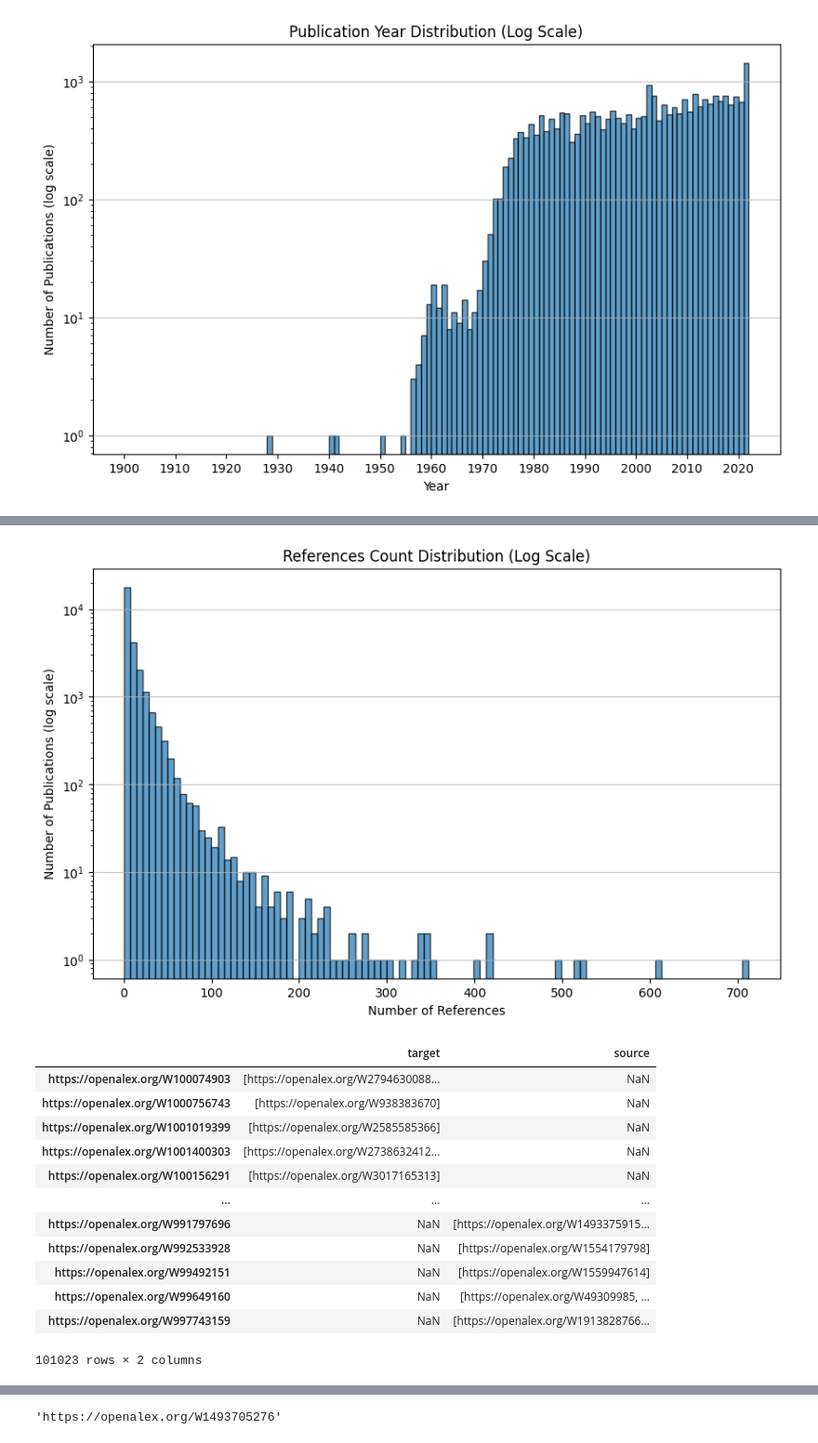
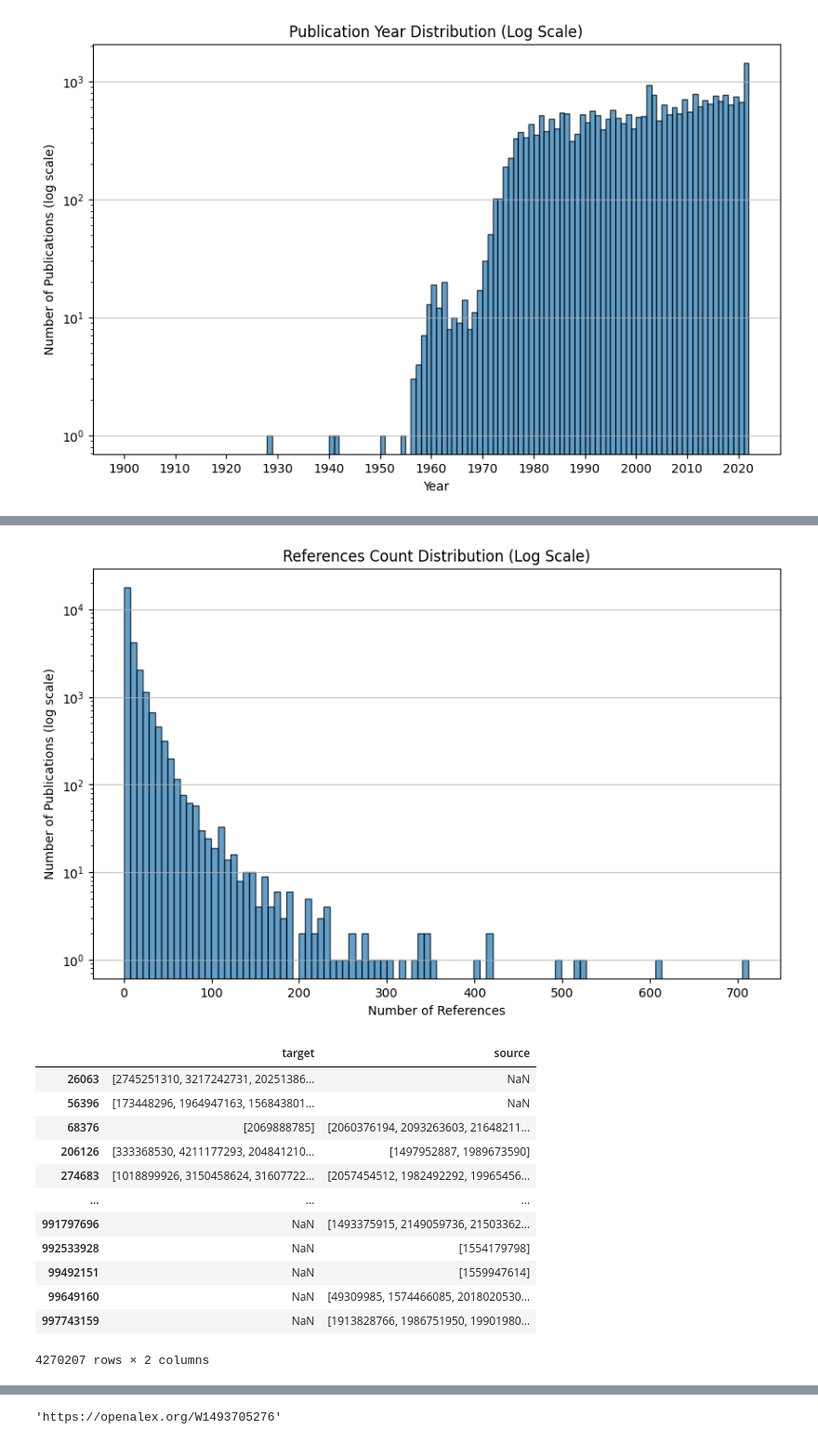
Before and after one commit to ScisciJP/tutorial_jp, a Jupyter notebook: 3-Disruptiveness copy.ipynb, the cells around one changed output, grey strips where cells are left out. Shown at 93% size. Cells and saved outputs as stored; diff of their text form; code cells hidden in the pictures.

```diff
--- a/3-Disruptiveness copy.ipynb
+++ b/3-Disruptiveness copy.ipynb
@@ -12,10 +12,12 @@ Requirement already satisfied: certifi>=2017.4.17 in /disks/qnap2/notebook/t-yat
 [notice] To update, run: pip install --upgrade pip
 Note: you may need to restart the kernel to use updated packages.
 # %%
+import numpy as np
 import pandas as pd
 import matplotlib.pyplot as plt
-from pyalex import Works
-import pyalex
-pyalex.config.email = "tarakomarecity@gmail.com"
+
+DATA_DIR = '/disks/qnap2/data/t-yatima/scisciJP2024_tutorial/'
+INPUT_WORKS_JSON_PKL = DATA_DIR + 'fusion_pow_works_json.pkl'
+INPUT_RELATED_REF_DF_PKL = DATA_DIR + 'fusion_pow_rel_ref_df.pkl'
 
 flatten2 = lambda l: [item for sublist in l if sublist == sublist for item in sublist]
@@ -49,0 +24,4 @@ for page in pager:
+# %%
+works_json = pd.read_pickle(INPUT_WORKS_JSON_PKL)
+related_ref_df = pd.read_pickle(INPUT_RELATED_REF_DF_PKL)
+display(works_json[0], related_ref_df)
@@ -50,31 +59,31 @@ for page in pager:
 # %%
 years = pd.Series(
-    {work['id']: work['publication_year'] for work in works_json},
+    {work['id'][22:]: work['publication_year'] for work in works_json},
     name='year'
 )
 years.index.name = 'eid'
 
 cited_counts = pd.Series(
-    {work['id']: work['cited_by_count'] for work in works_json},
+    {work['id'][22:]: work['cited_by_count'] for work in works_json},
     name='cited_count'
 )
 cited_counts.index.name = 'eid'
 
 ref_counts = pd.Series(
-    {work['id']: len(work['referenced_works']) for work in works_json},
+    {work['id'][22:]: len(work['referenced_works']) for work in works_json},
     name='ref_count'
 )
 ref_counts.index.name = 'eid'
 
 citations_data = []
 for work in works_json:
-    target_id = work['id']
+    target_id = work['id'][22:]
     for referenced_work in work['referenced_works']:
-        citations_data.append({'source': referenced_work, 'target': target_id})
+        citations_data.append({'source': referenced_work[22:], 'target': target_id})
 citations_df = pd.DataFrame(citations_data)
 
 team_sizes = pd.Series(
-    {work['id']: len(work['authorships']) for work in works_json},
+    {work['id'][22:]: len(work['authorships']) for work in works_json},
     name='team_size'
 )
 team_sizes.index.name = 'eid'
@@ -148,0 +158,4 @@ Name: team_size, Length: 27433, dtype: int64
+# %%
+related_ref_df.rename(columns={'CitingPublicationId': 'target', 'CitedPublicationId': 'source'}, inplace=True)
+citations_df = pd.concat([citations_df, related_ref_df]).reset_index(drop=True)
+citations_df
@@ -185,39 +214,40 @@ plt.grid(axis='y', alpha=0.75)
 # ヒストグラムの表示
 plt.show()
 # %% [output]
-[figure, old version]
+[figure, new version]
 # %%
+# 7min
 def citation_groupby(df_citation):
     '''source,targetのDataFrameを引用先，引用元ごとにgroupby
 
     input: source,targetをcolumnにもつedgeのDataFrame
 
     index: eid
-    source: indexが引用先となる論文群(新)
-    target: indexが引用元となる論文群(旧)
+    source: indexが引用先となる論文群(indexが新しい)
+    target: indexが引用元となる論文群(indexが古い)
     '''
 
     citations_source_gp = df_citation.groupby('source').agg(list)
     citations_target_gp = df_citation.groupby('target').agg(list)
     df_citation_gp = pd.concat([citations_source_gp,citations_target_gp],axis = 1)
     return df_citation_gp
 
 citations_gb = citation_groupby(citations_df)
 citations_gb
 # %% [output]
 |  | target | source |
-| https://openalex.org/W100074903 | [https://openalex.org/W2794630088... | NaN |
-| https://openalex.org/W1000756743 | [https://openalex.org/W938383670] | NaN |
-| https://openalex.org/W1001019399 | [https://openalex.org/W2585585366] | NaN |
-| https://openalex.org/W1001400303 | [https://openalex.org/W2738632412... | NaN |
-| https://openalex.org/W100156291 | [https://openalex.org/W3017165313] | NaN |
+| 26063 | [2745251310, 3217242731, 20251386... | NaN |
+| 56396 | [173448296, 1964947163, 156843801... | NaN |
+| 68376 | [2069888785] | [2060376194, 2093263603, 21648211... |
+| 206126 | [333368530, 4211177293, 204841210... | [1497952887, 1989673590] |
+| 274683 | [1018899926, 3150458624, 31607722... | [2057454512, 1982492292, 19965456... |
 | ... | ... | ... |
-| https://openalex.org/W991797696 | NaN | [https://openalex.org/W1493375915... |
-| https://openalex.org/W992533928 | NaN | [https://openalex.org/W1554179798] |
-| https://openalex.org/W99492151 | NaN | [https://openalex.org/W1559947614] |
-| https://openalex.org/W99649160 | NaN | [https://openalex.org/W49309985, ... |
-| https://openalex.org/W997743159 | NaN | [https://openalex.org/W1913828766... |
+| 991797696 | NaN | [1493375915, 2149059736, 21503362... |
+| 992533928 | NaN | [1554179798] |
+| 99492151 | NaN | [1559947614] |
+| 99649160 | NaN | [49309985, 1574466085, 2018020530... |
+| 997743159 | NaN | [1913828766, 1986751950, 19901980... |
-101023 rows × 2 columns
+4270207 rows × 2 columns
 # %%
 citations_gb['year'] = citations_gb.index.map(years)
 citations_gb
```
Also changed, not shown: parts of 18 cells of this notebook, 1 other file.
